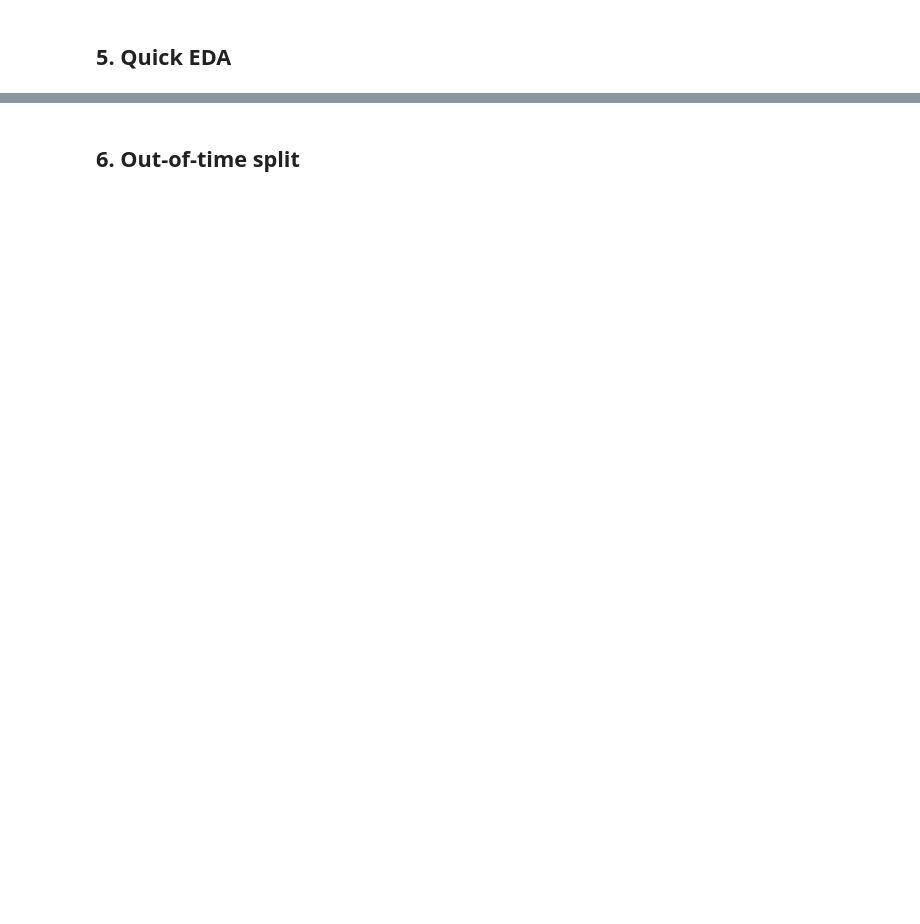
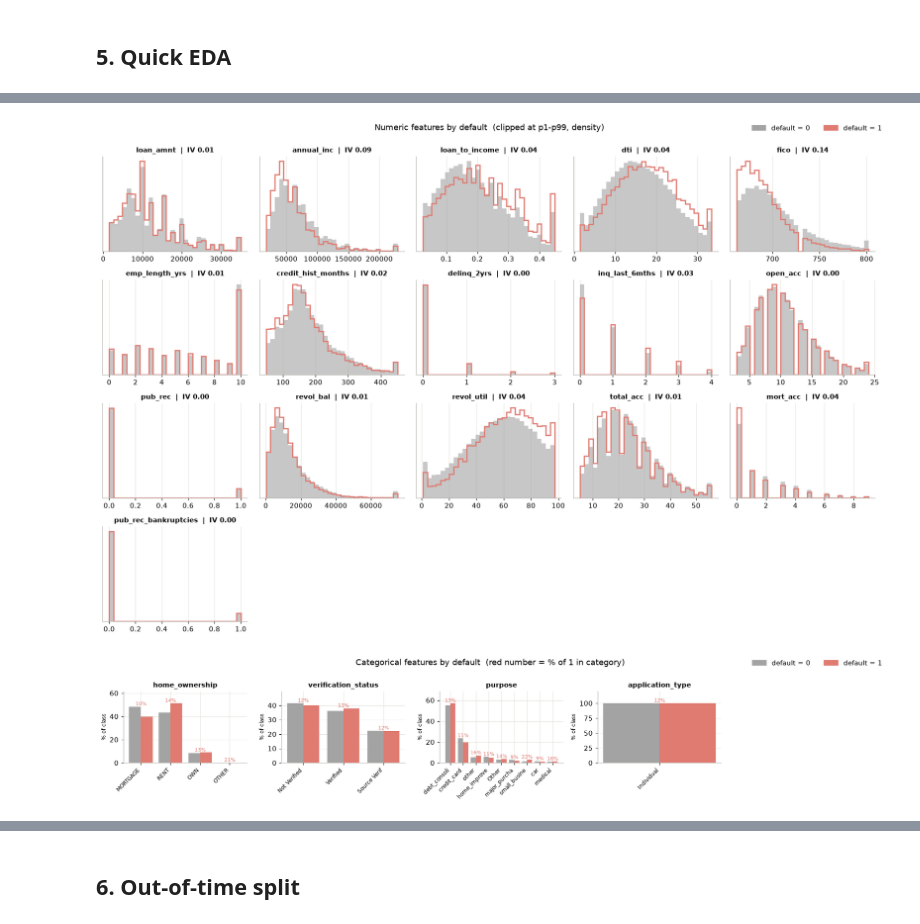
Before and after one commit to natsumisugimoto817/bank-risk-ml, a Jupyter notebook: src/01_credit_scoring_ebm.ipynb, the cells around one changed output, grey strips where cells are left out. Saved outputs shown, nothing was run; the diff lists cells and outputs as text; code cells hidden in the pictures; blank space fills up the shorter version.

```diff
--- a/src/01_credit_scoring_ebm.ipynb
+++ b/src/01_credit_scoring_ebm.ipynb
@@ -164,0 +245,7 @@ df[FEATURES].describe().T[["count", "mean", "50%", "min", "max"]]
+# %%
+# 5.5 distribution by target
+plot_numeric_by_target(eda, target="default", cols=NUM_FEATURES, clip=(0.01, 0.99))
+plot_categorical_by_target(eda, target="default", cols=CAT_FEATURES)
+# %% [output]
+[figure, added]
+[figure, added]
```
Also changed, not shown: parts of 24 cells of this notebook, 1 other file.
